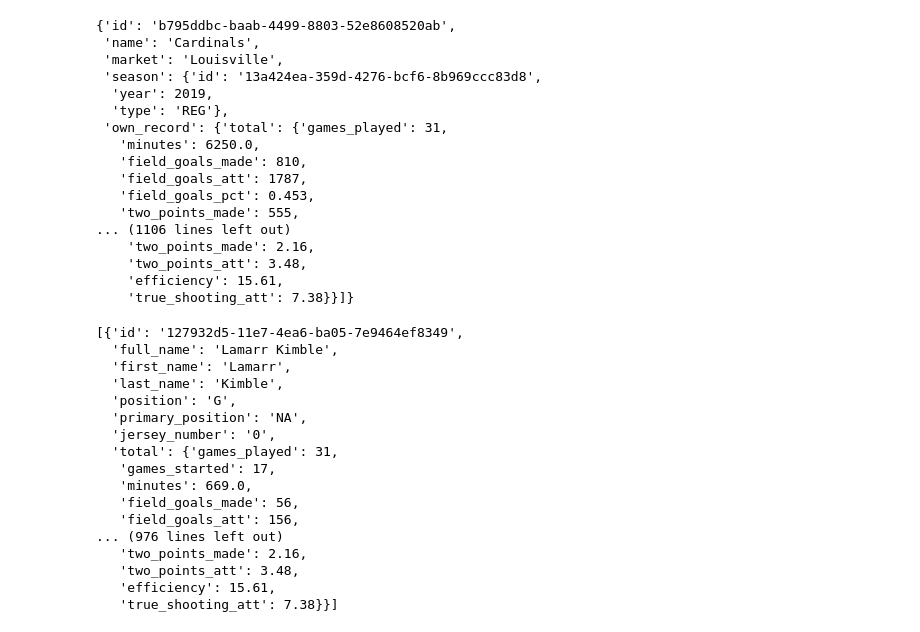
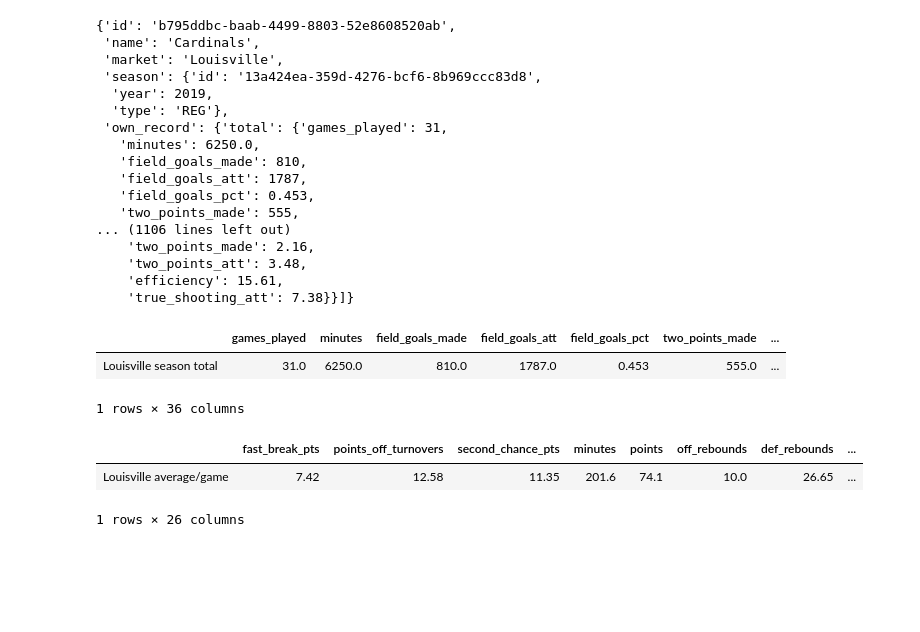
Before and after one commit to Bourbonplaytime/LouisvilleMBBStats, a Jupyter notebook: Louisville_Rebounds_as_Percentage.ipynb, the cells around one changed output. Saved outputs shown, nothing was run; the diff lists cells and outputs as text; code cells hidden in the pictures; blank space fills up the shorter version.

```diff
--- a/Louisville_Rebounds_as_Percentage.ipynb
+++ b/Louisville_Rebounds_as_Percentage.ipynb
@@ -36,25 +41,25 @@ data
+# %%
+final_total_df = total_df.transpose()
+
+final_total_df
+# %% [output]
+|  | games_played | minutes | field_goals_made | field_goals_att | field_goals_pct | two_points_made | ... |
+| Louisville season total | 31.0 | 6250.0 | 810.0 | 1787.0 | 0.453 | 555.0 | ... |
+1 rows × 36 columns
+# %%
+av_total = data['own_record']['average']
+# %%
+av_df = pd.DataFrame.from_dict(av_total, orient='index', columns=['Louisville average/game'])
+# %%
+final_averages = av_df.transpose()
+
+final_averages
+# %% [output]
+|  | fast_break_pts | points_off_turnovers | second_chance_pts | minutes | points | off_rebounds | def_rebounds | ... |
+| Louisville average/game | 7.42 | 12.58 | 11.35 | 201.6 | 74.1 | 10.0 | 26.65 | ... |
+1 rows × 26 columns
 # %%
 player_stats = data['players']
-# %%
-player_stats
-# %% [output]
-[{'id': '127932d5-11e7-4ea6-ba05-7e9464ef8349',
-  'full_name': 'Lamarr Kimble',
-  'first_name': 'Lamarr',
-  'last_name': 'Kimble',
-  'position': 'G',
-  'primary_position': 'NA',
-  'jersey_number': '0',
-  'total': {'games_played': 31,
-   'games_started': 17,
-   'minutes': 669.0,
-   'field_goals_made': 56,
-   'field_goals_att': 156,
-... (976 lines left out)
-   'two_points_made': 2.16,
-   'two_points_att': 3.48,
-   'efficiency': 15.61,
-   'true_shooting_att': 7.38}}]
 # %%
 mems = np.arange(len(player_stats))
 # %%
```
Also changed, not shown: parts of 24 cells of this notebook.
